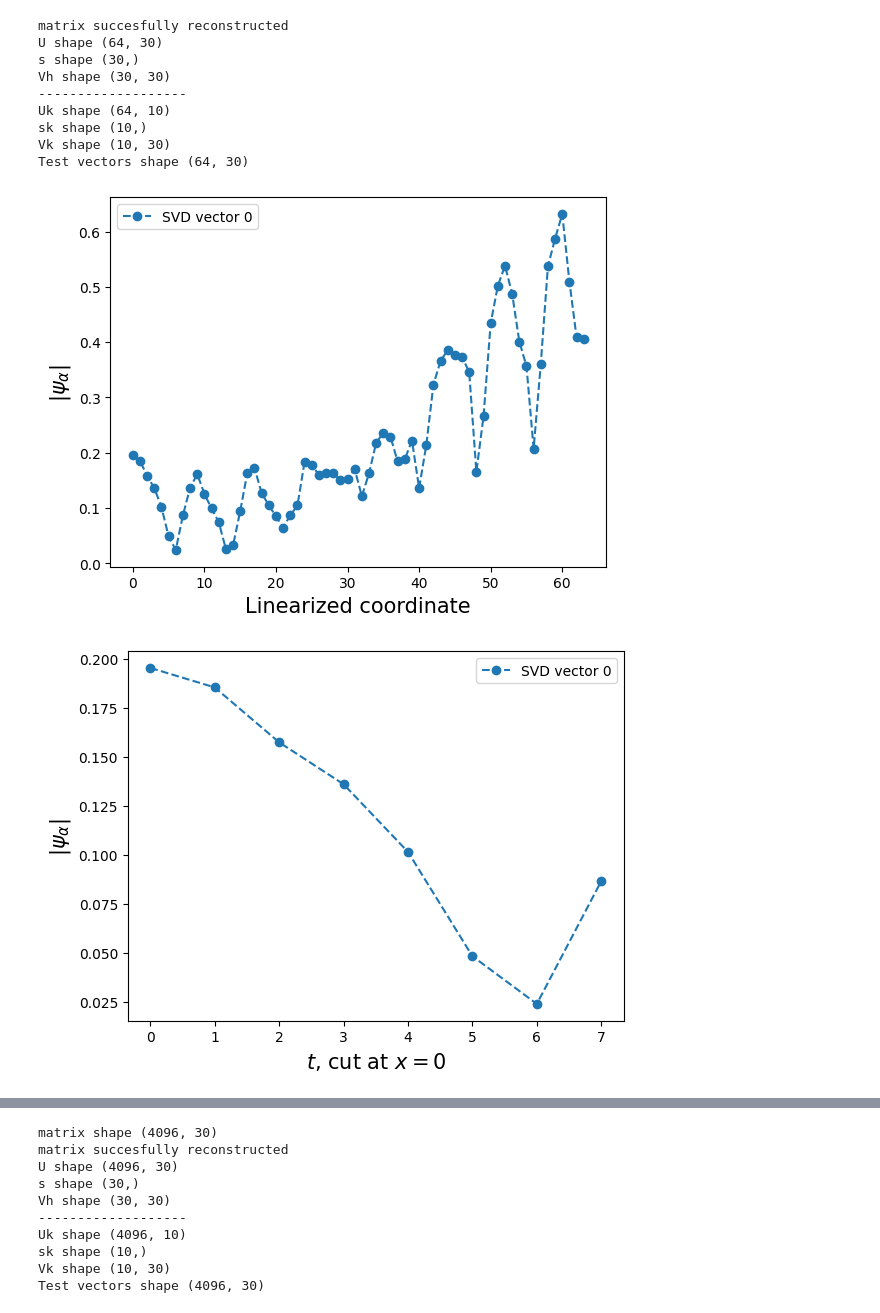
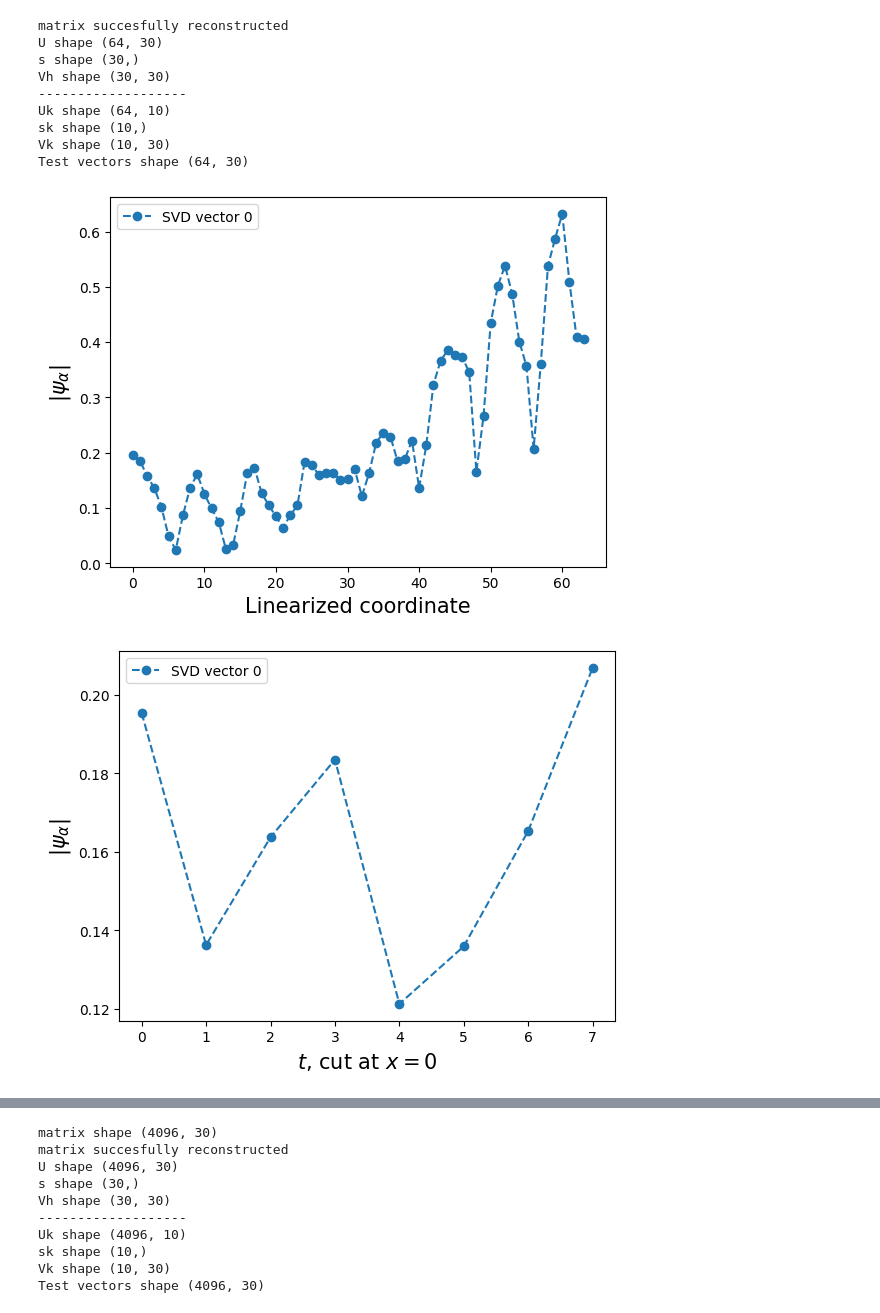
Before and after one commit to JFNCastellanos/TVML, a Jupyter notebook: SVD/SVD.ipynb, the cells around one changed output, grey strips where cells are left out. Saved outputs shown, nothing was run; the diff lists cells and outputs as text; code cells hidden in the pictures.

Commit message:
SVD with full test vectors

```diff
--- a/SVD/SVD.ipynb
+++ b/SVD/SVD.ipynb
@@ -132,20 +138,20 @@ Test vectors shape (64, 30)
 # %%
 tv = 0
 X = np.arange(0,low_rank_tv.shape[0])
 plt.plot(X,np.abs(low_rank_tv[:,tv]),marker='o',linestyle='--',label='SVD vector {0}'.format(tv))
 plt.legend()
 plt.ylabel(r"$|\psi_\alpha|$",size=15)
 plt.xlabel("Linearized coordinate",size=15)
 plt.show()
 
 psi = low_rank_tv.reshape(t_elements,x_elements,NV)
 X = np.arange(0,psi.shape[0])
 cut = 0
-plt.plot(X,np.abs(psi[cut,:,tv]),marker='o',linestyle='--',label='SVD vector {0}'.format(tv))
+plt.plot(X,np.abs(psi[:,cut,tv]),marker='o',linestyle='--',label='SVD vector {0}'.format(tv))
 plt.legend()
 plt.ylabel(r"$|\psi_\alpha|$",size=15)
 plt.xlabel(r"$t$, cut at $x=${0}".format(cut),size=15)
 plt.show()
 # %% [output]
 [figure]
-[figure, old version]
+[figure, new version]
```
Also changed, not shown: parts of 9 cells of this notebook.
